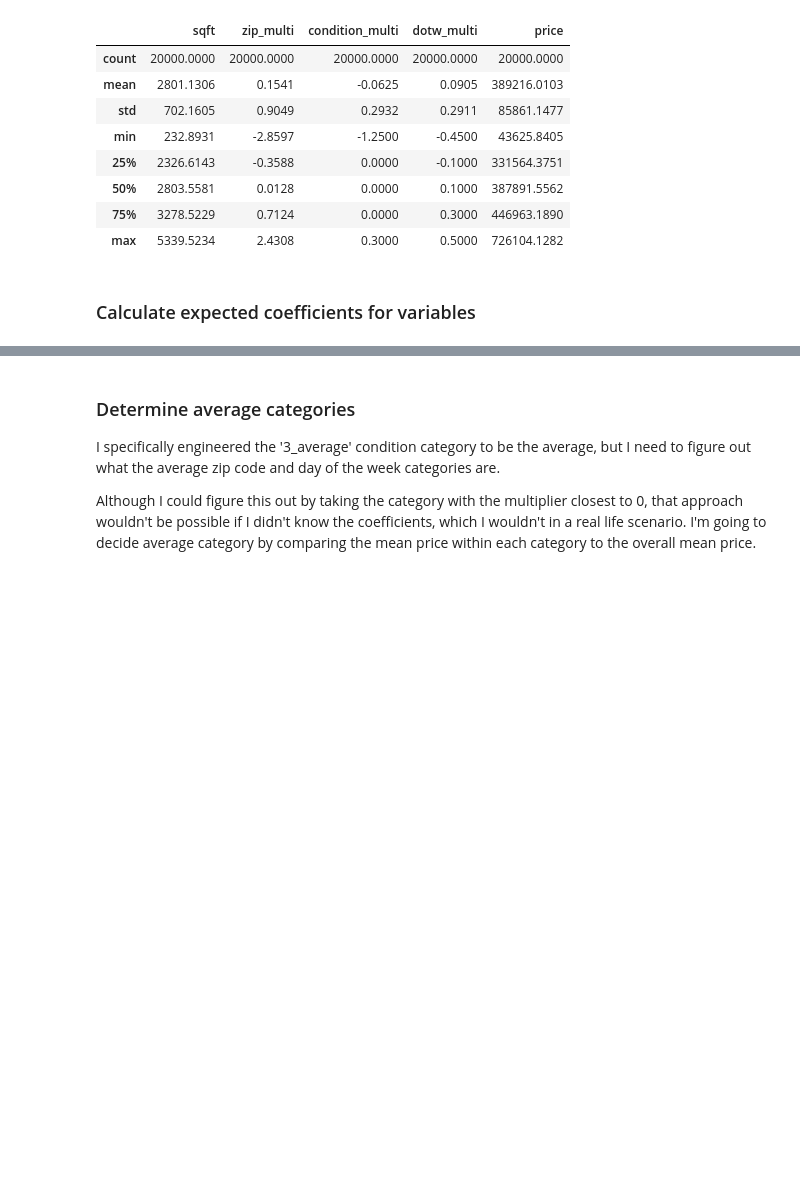
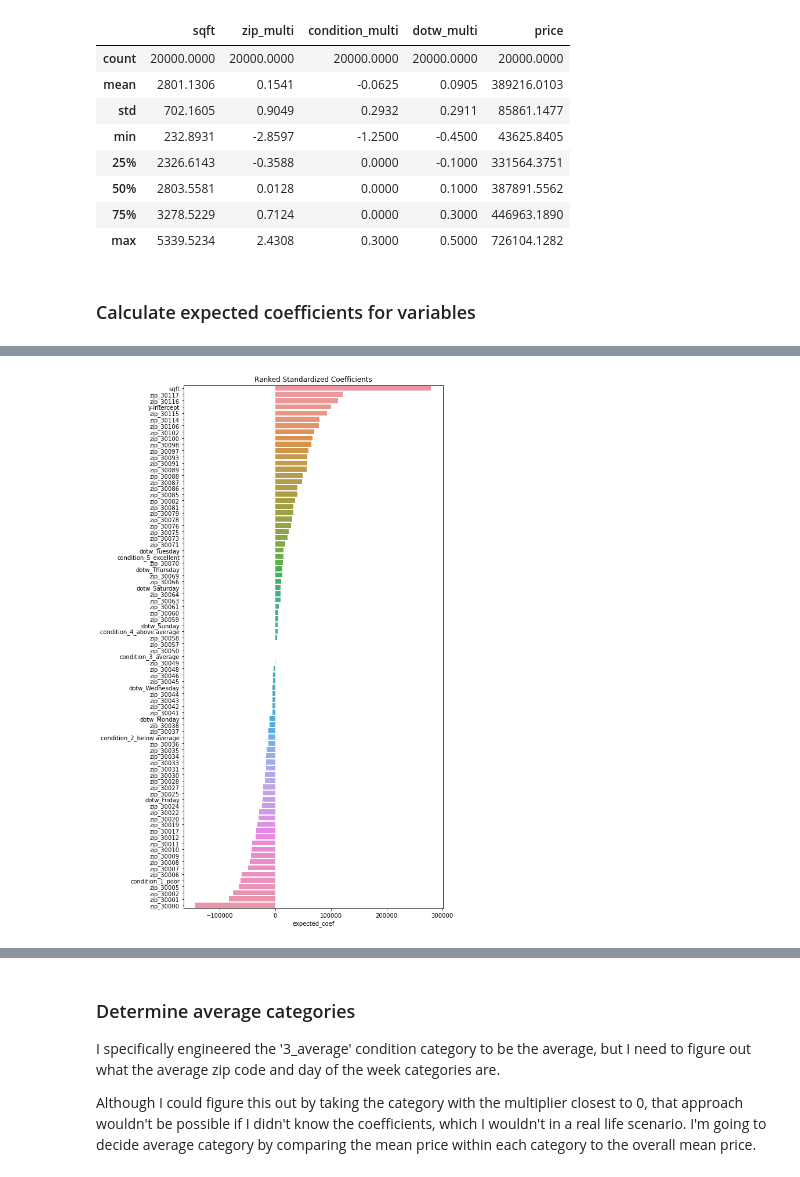
Before and after one commit to jess-miles/testing-ohe-var, a Jupyter notebook: ohe_testing.ipynb, the cells around one changed output, grey strips where cells are left out. Saved outputs shown, nothing was run; the diff lists cells and outputs as text; code cells hidden in the pictures; blank space fills up the shorter version.

Commit message:
Finished analysis and visualizations, just need to clean up

```diff
--- a/ohe_testing.ipynb
+++ b/ohe_testing.ipynb
@@ -718,0 +714,5 @@ df_ex_coefs
+# %%
+# update standardized coefficient for sqft for later comparison
+df_ex_coefs_std = df_ex_coefs.copy()
+df_ex_coefs_std.loc['sqft', 'expected_coef'] = 280000
+df_ex_coefs_std
@@ -718,0 +733,13 @@ df_ex_coefs
+# %%
+# Get list of categories sorted in alpha order
+order = df_ex_coefs_std['expected_coef'].sort_values(ascending=False).index
+
+# plot standardized coefficients in order
+h = len(df_ex_coefs_std)
+fig, ax = plt.subplots(figsize=(8, (h*0.15)+4))
+
+sns.barplot(data=df_ex_coefs_std, orient='h', x='expected_coef',
+            y=df_ex_coefs_std.index, ax=ax, order=order)
+ax.set_title('Ranked Standardized Coefficients');
+# %% [output]
+[figure, added]
```
Also changed, not shown: parts of 63 cells of this notebook.
